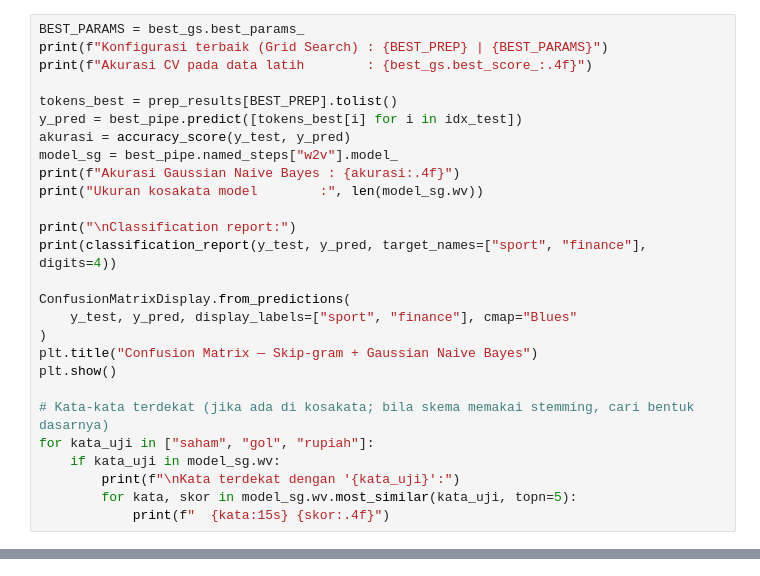
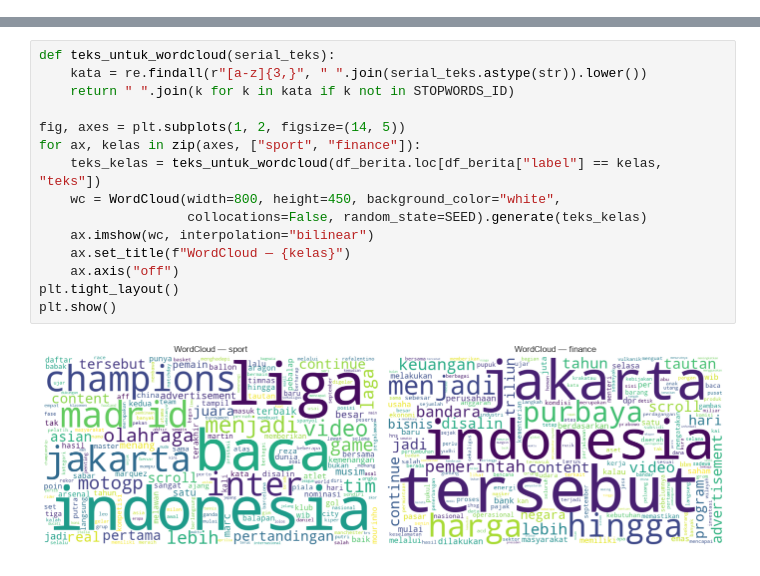
Before and after one commit to rhmnaan/ppw, a Jupyter notebook: klasifikasi_skipgram_naive_bayes.ipynb, the cells around one changed output, grey strips where cells are left out. Drawn from its saved outputs; the diff is of its cells as text.

Commit message:
memperbaiki skip gram

```diff
--- a/klasifikasi_skipgram_naive_bayes.ipynb
+++ b/klasifikasi_skipgram_naive_bayes.ipynb
@@ -1144,27 +0,0 @@ $$\text{Precision} = \frac{TP}{TP + FP}, \qquad \text{Recall} = \frac{TP}{TP + F
-# %%
-BEST_PARAMS = best_gs.best_params_
-print(f"Konfigurasi terbaik (Grid Search) : {BEST_PREP} | {BEST_PARAMS}")
-print(f"Akurasi CV pada data latih        : {best_gs.best_score_:.4f}")
-
-tokens_best = prep_results[BEST_PREP].tolist()
-y_pred = best_pipe.predict([tokens_best[i] for i in idx_test])
-akurasi = accuracy_score(y_test, y_pred)
-model_sg = best_pipe.named_steps["w2v"].model_
-print(f"Akurasi Gaussian Naive Bayes : {akurasi:.4f}")
-print("Ukuran kosakata model        :", len(model_sg.wv))
-
-print("\nClassification report:")
-print(classification_report(y_test, y_pred, target_names=["sport", "finance"], digits=4))
-
-ConfusionMatrixDisplay.from_predictions(
-    y_test, y_pred, display_labels=["sport", "finance"], cmap="Blues"
-)
-plt.title("Confusion Matrix — Skip-gram + Gaussian Naive Bayes")
-plt.show()
-
-# Kata-kata terdekat (jika ada di kosakata; bila skema memakai stemming, cari bentuk dasarnya)
-for kata_uji in ["saham", "gol", "rupiah"]:
-    if kata_uji in model_sg.wv:
-        print(f"\nKata terdekat dengan '{kata_uji}':")
-        for kata, skor in model_sg.wv.most_similar(kata_uji, topn=5):
-            print(f"  {kata:15s} {skor:.4f}")
@@ -1350,0 +181,17 @@ Berdasarkan hasil eksperimen klasifikasi berita menggunakan **Naive Bayes** deng
+# %%
+def teks_untuk_wordcloud(serial_teks):
+    kata = re.findall(r"[a-z]{3,}", " ".join(serial_teks.astype(str)).lower())
+    return " ".join(k for k in kata if k not in STOPWORDS_ID)
+
+fig, axes = plt.subplots(1, 2, figsize=(14, 5))
+for ax, kelas in zip(axes, ["sport", "finance"]):
+    teks_kelas = teks_untuk_wordcloud(df_berita.loc[df_berita["label"] == kelas, "teks"])
+    wc = WordCloud(width=800, height=450, background_color="white",
+                   collocations=False, random_state=SEED).generate(teks_kelas)
+    ax.imshow(wc, interpolation="bilinear")
+    ax.set_title(f"WordCloud — {kelas}")
+    ax.axis("off")
+plt.tight_layout()
+plt.show()
+# %% [output]
+[figure, added]
```
Also changed, not shown: parts of 84 cells of this notebook, 2 other files.
